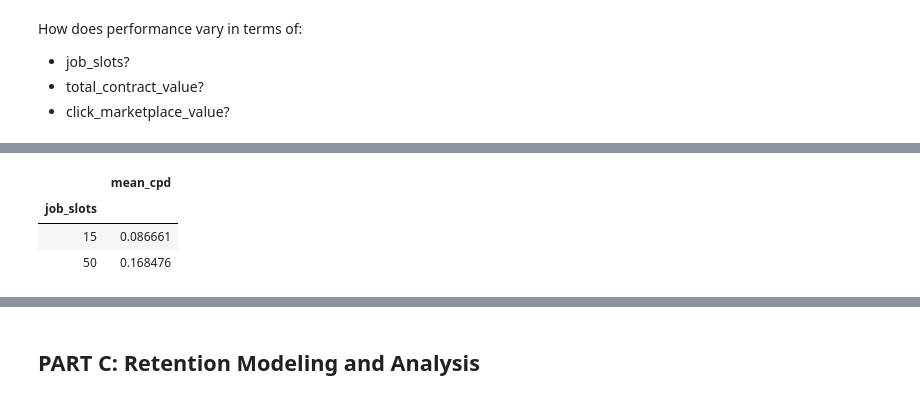
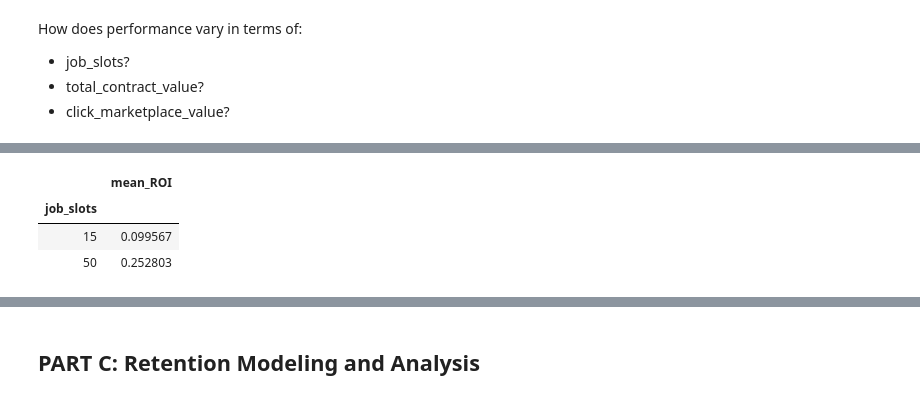
Before and after one commit to ichbinallen/pyrexwindow, a Jupyter notebook: notebooks/Assignment.ipynb, the cells around one changed output, grey strips where cells are left out. Drawn from its saved outputs; the diff is of its cells as text; code cells hidden in the pictures.

```diff
--- a/notebooks/Assignment.ipynb
+++ b/notebooks/Assignment.ipynb
@@ -156,5 +130,11 @@ How does performance vary in terms of:
 # %%
 q = '''SELECT * FROM slot_performance'''
 sp = pd.read_sql(q, con)
-sp['cpc'] = sp['total_contract_value'] / sp['apply_start_clicks']
-sp['cpd'] =  sp['apply_start_clicks'] / sp['total_contract_value']
+sp.start_date = pd.to_datetime(sp.start_date)
+sp.end_date = pd.to_datetime(sp.end_date)
+sp['days'] = sp.apply(
+    lambda row: (row['end_date'] - row['start_date']).days,
+    axis=1
+)
+sp['monthly_clicks'] = sp['apply_start_clicks'] / sp['days'] * 30
+sp['ROI'] = sp['monthly_clicks'] / sp['total_contract_value']
@@ -166,7 +160,7 @@ sp.plot.scatter(y='cpd', x='job_slots', figsize=figsize)
 # %%
-sp.groupby('job_slots').agg(mean_cpd = ('cpd', 'mean'))
+sp.groupby('job_slots').agg(mean_ROI = ('ROI', 'mean'))
 # %% [output]
-|  | mean_cpd |
+|  | mean_ROI |
 | job_slots |  |
-| 15 | 0.086661 |
-| 50 | 0.168476 |
+| 15 | 0.099567 |
+| 50 | 0.252803 |
```
Also changed, not shown: parts of 64 cells of this notebook.
